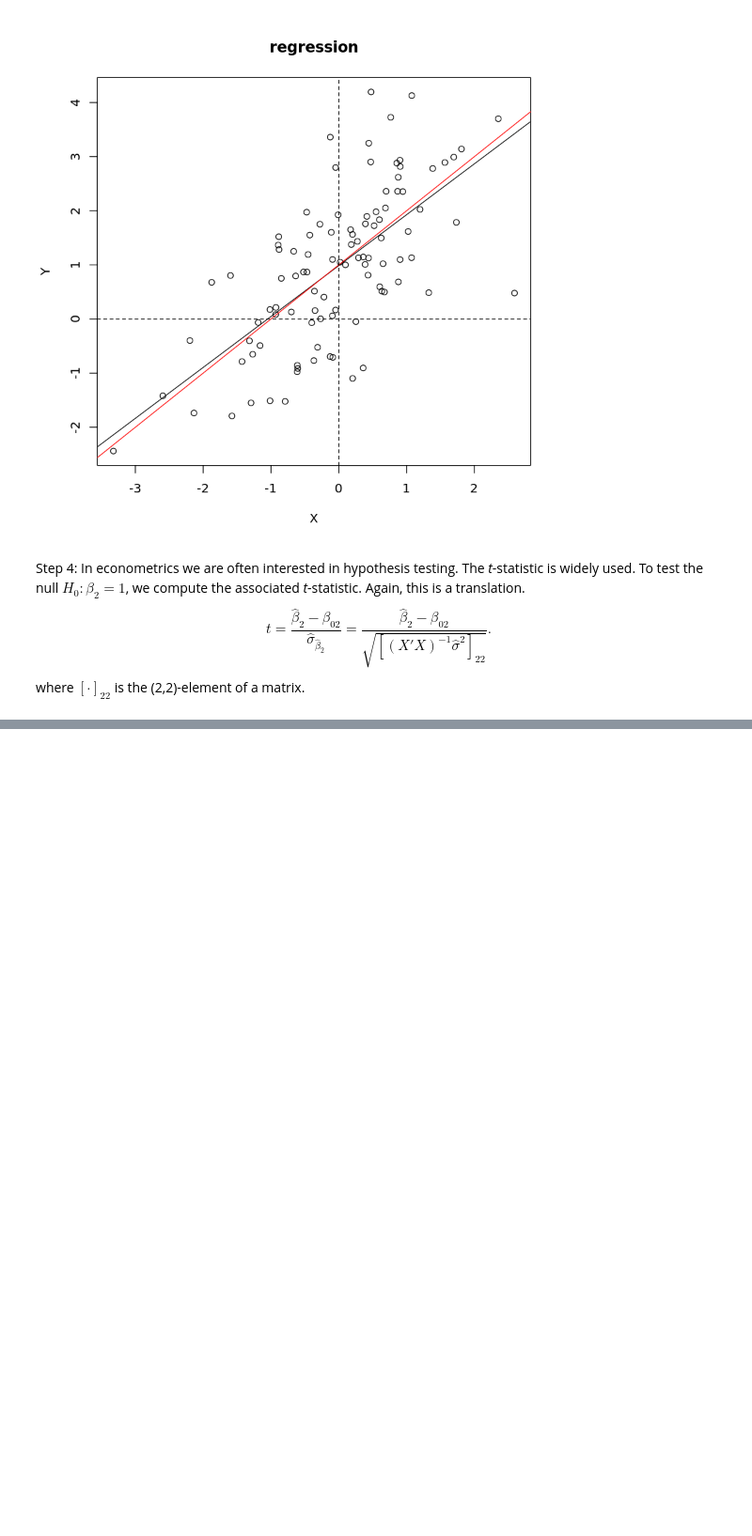
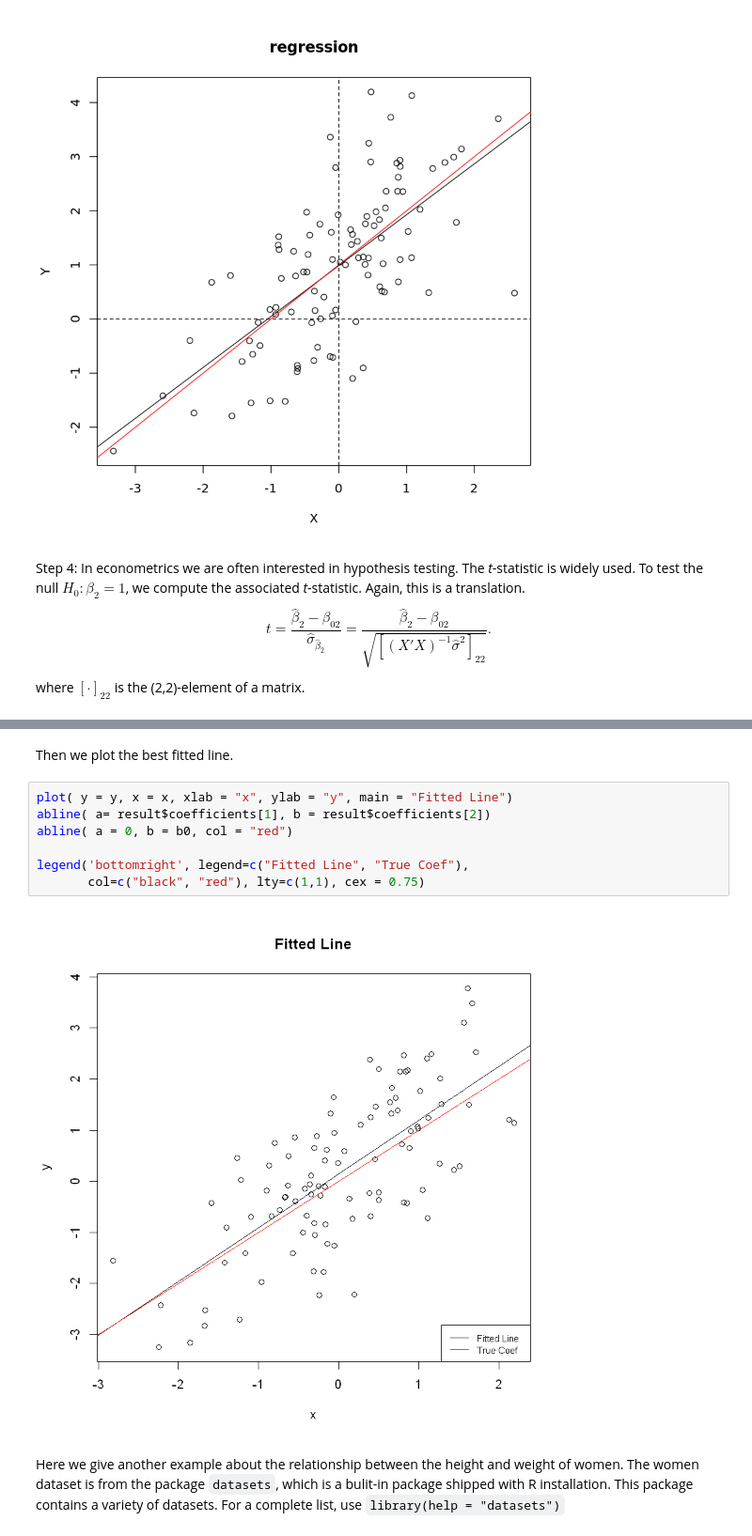
Before and after one commit to zhentaoshi/econ5170, a Jupyter notebook: Python/lec1-R.ipynb, the cells around one changed output, grey strips where cells are left out. Shown: that part at 94% size. Cells and saved outputs as stored; diff of their text form; blank space fills up the shorter version.

```diff
--- a/Python/lec1-R.ipynb
+++ b/Python/lec1-R.ipynb
@@ -107,0 +387,15 @@ where $[\cdot]_{22}$ is the (2,2)-element of a matrix.
+# %% [markdown]
+Then we plot the best fitted line.
+# %%
+plot( y = y, x = x, xlab = "x", ylab = "y", main = "Fitted Line")
+abline( a= result$coefficients[1], b = result$coefficients[2])
+abline( a = 0, b = b0, col = "red")
+
+legend('bottomright', legend=c("Fitted Line", "True Coef"),
+       col=c("black", "red"), lty=c(1,1), cex = 0.75)
+# %% [output]
+[figure, added]
+# %% [markdown]
+Here we give another example about the relationship between the height and weight of women.
+The women dataset is from the package `datasets`, which is a bulit-in package shipped with R installation.
+This package contains a variety of datasets. For a complete list, use `library(help = "datasets")`
```
Also changed, not shown: parts of 20 cells of this notebook, 1 other file.
